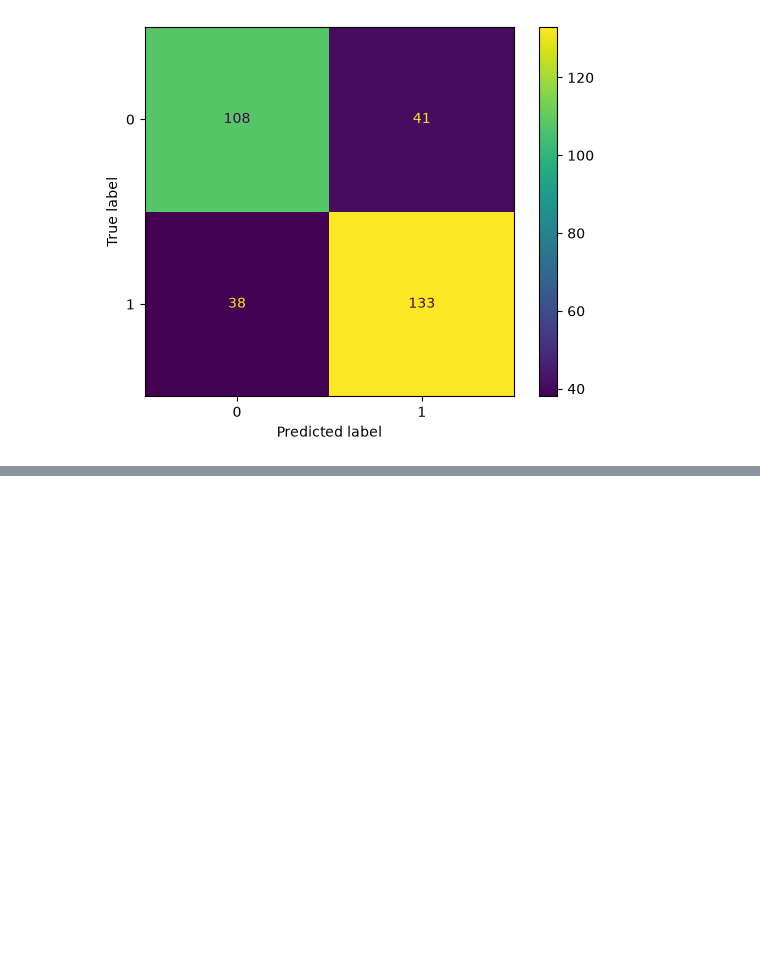
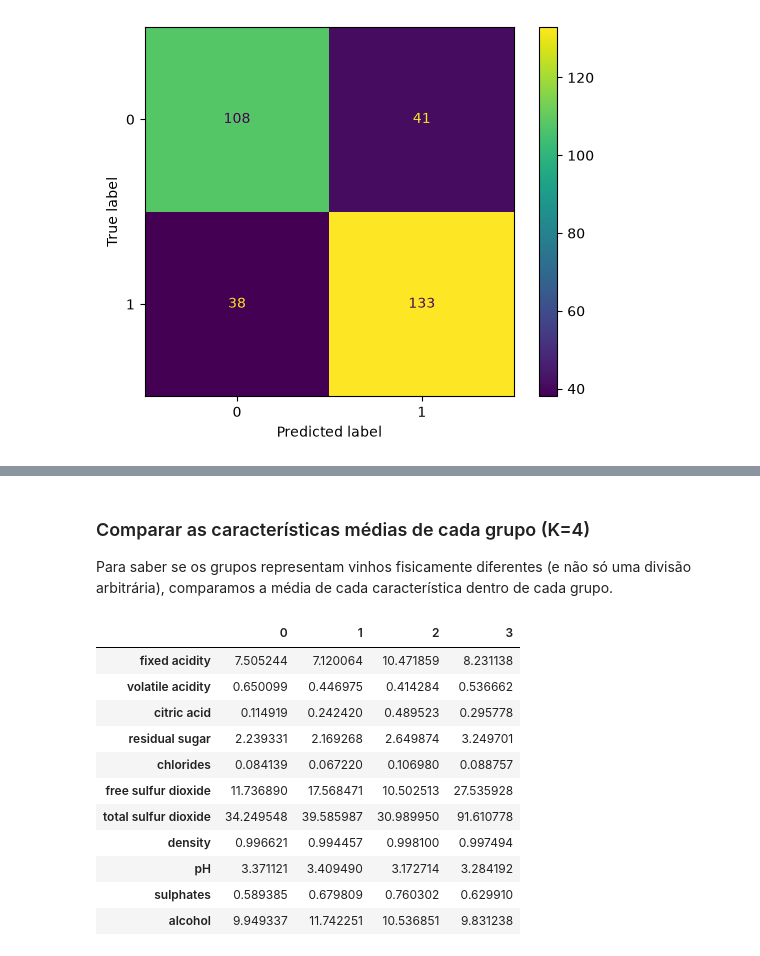
Before and after one commit to matheusvsmp/wine-quality-ml, a Jupyter notebook: notebooks/get_data.ipynb, the cells around one changed output, grey strips where cells are left out. Saved outputs shown, nothing was run; the diff lists cells and outputs as text; code cells hidden in the pictures; blank space fills up the shorter version.

```diff
--- a/notebooks/get_data.ipynb
+++ b/notebooks/get_data.ipynb
@@ -219,0 +232,9 @@ plt.show()
+# %%
+from sklearn.cluster import KMeans
+
+
+kmeans_k1 = KMeans(n_clusters=2, random_state=42, n_init=10)
+grupos_k1 = kmeans_k1.fit_predict(X_kmeans)
+
+kmeans_k2 = KMeans(n_clusters=4, random_state=42, n_init=10)
+grupos_k2 = kmeans_k2.fit_predict(X_kmeans)
@@ -219,0 +291,20 @@ plt.show()
+# %% [markdown]
+### Comparar as características médias de cada grupo (K=4)
+
+Para saber se os grupos representam vinhos fisicamente diferentes (e não só uma divisão arbitrária), comparamos a média de cada característica dentro de cada grupo.
+# %%
+medias_por_grupo = df.groupby(grupos_k2)[X.columns].mean()
+medias_por_grupo.T
+# %% [output]
+|  | 0 | 1 | 2 | 3 |
+| fixed acidity | 7.505244 | 7.120064 | 10.471859 | 8.231138 |
+| volatile acidity | 0.650099 | 0.446975 | 0.414284 | 0.536662 |
+| citric acid | 0.114919 | 0.242420 | 0.489523 | 0.295778 |
+| residual sugar | 2.239331 | 2.169268 | 2.649874 | 3.249701 |
+| chlorides | 0.084139 | 0.067220 | 0.106980 | 0.088757 |
+| free sulfur dioxide | 11.736890 | 17.568471 | 10.502513 | 27.535928 |
+| total sulfur dioxide | 34.249548 | 39.585987 | 30.989950 | 91.610778 |
+| density | 0.996621 | 0.994457 | 0.998100 | 0.997494 |
+| pH | 3.371121 | 3.409490 | 3.172714 | 3.284192 |
+| sulphates | 0.589385 | 0.679809 | 0.760302 | 0.629910 |
+| alcohol | 9.949337 | 11.742251 | 10.536851 | 9.831238 |
```
Also changed, not shown: parts of 24 cells of this notebook, 3 other files.
